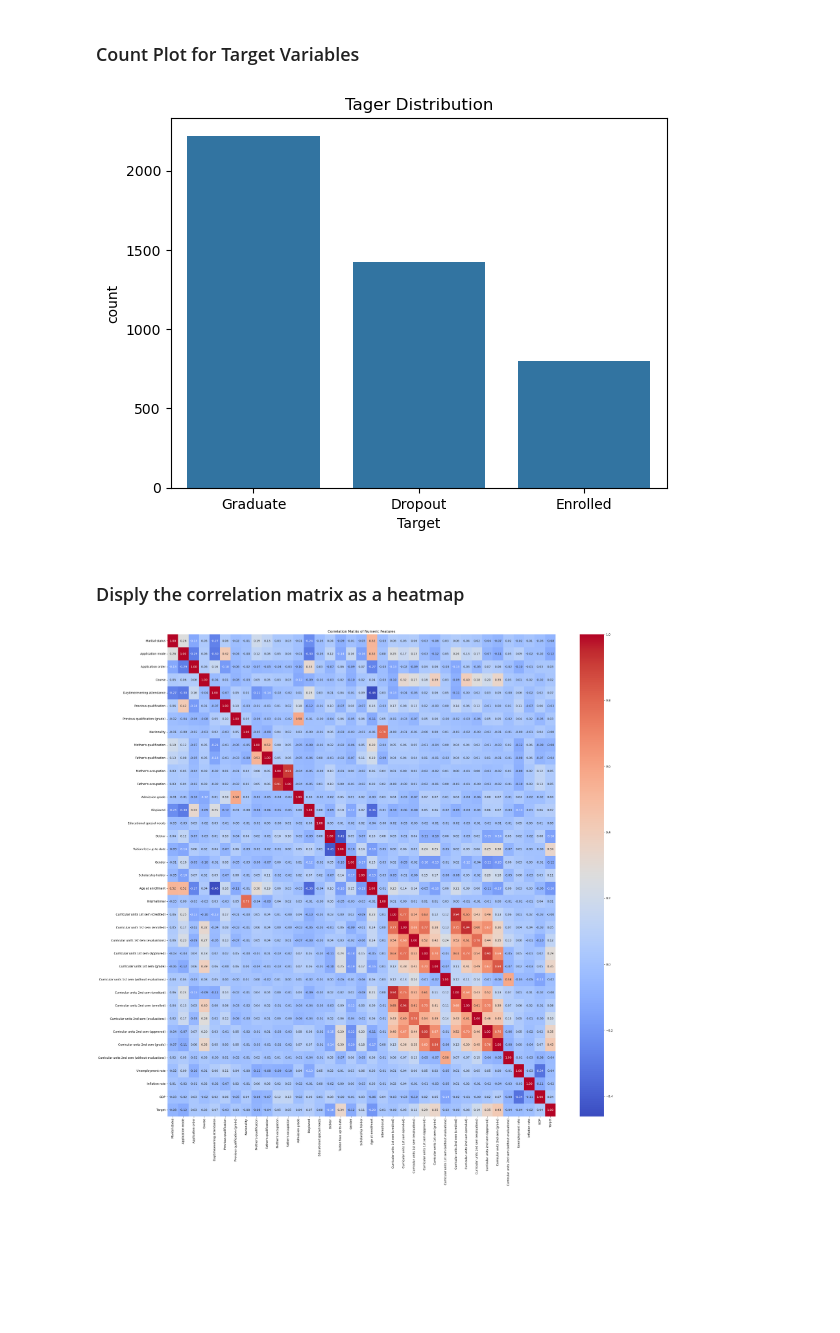
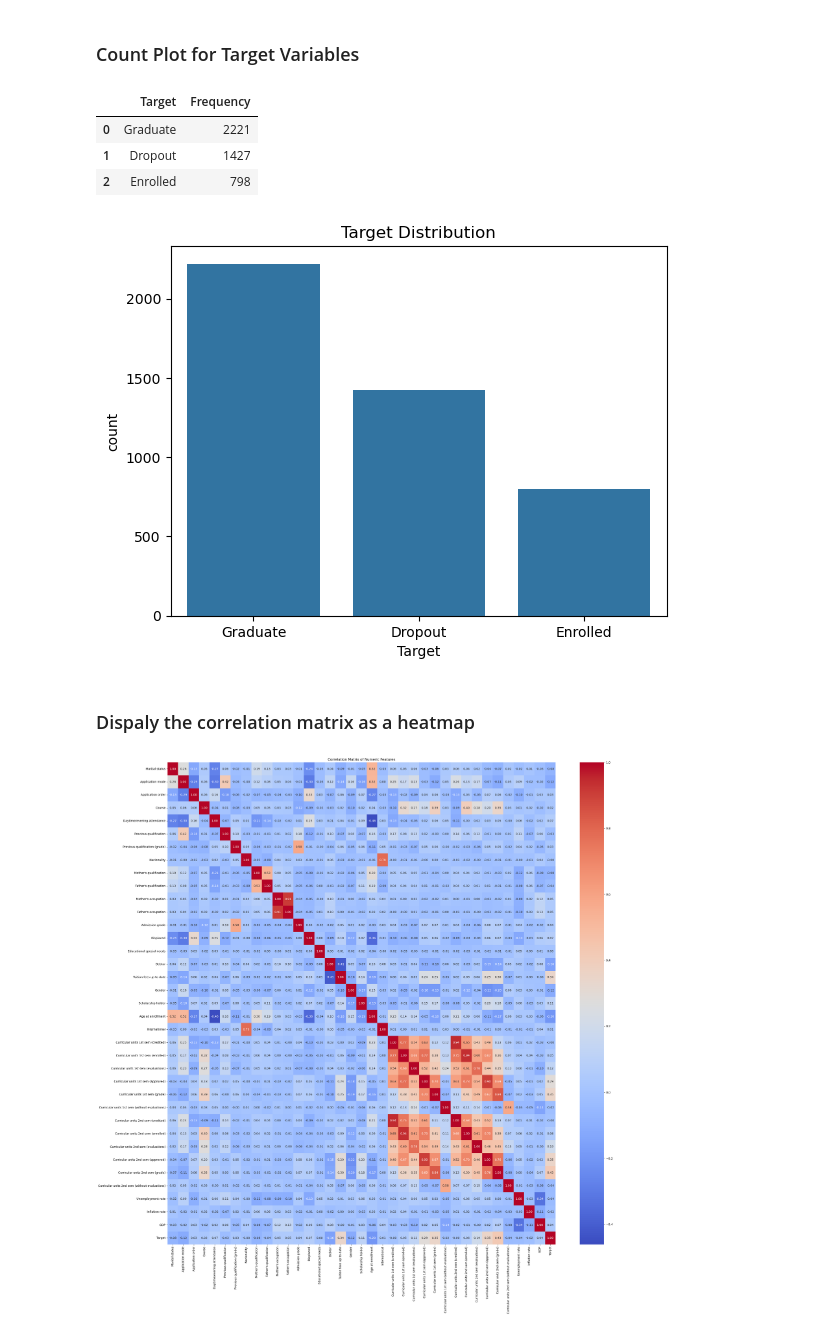
Before and after one commit to junyao0525/dm-ass, a Jupyter notebook: notebooks/main.ipynb, the cells around one changed output. Drawn from its saved outputs; the diff is of its cells as text; code cells hidden in the pictures; blank space fills up the shorter version.

```diff
--- a/notebooks/main.ipynb
+++ b/notebooks/main.ipynb
@@ -232,13 +333,3 @@ plt.show()
 [figure]
 # %% [markdown]
 ### Count Plot for Target Variables
-# %%
-# Count the frequency of each category in 'Target'
-target_order = df['Target'].value_counts().index  # Sorting by frequency
-
-# Create a countplot with sorted order
-sns.countplot(x='Target', data=df, order=target_order)
-plt.title('Tager Distribution')
-plt.show()
-# %% [output]
-[figure, removed]
@@ -248,3 +336,27 @@ dfCopy['Target'] = dfCopy['Target'].map({'Dropout': 0, 'Graduate': 1, 'Enrolled'
+# %%
+target_df = df.copy()
+
+target_count = target_df['Target'].value_counts().reset_index()
+
+target_count.columns = ['Target', 'Frequency']
+
+# Display the frequency table
+display(target_count)
+
+# Optional: To display the frequency table as a sorted table (if not already sorted by frequency)
+target_count = target_count.sort_values(by='Frequency', ascending=False).reset_index(drop=True)
+
+# Create a countplot with sorted order (if you still want to display the plot)
+target_order = target_count['Target'].tolist()
+sns.countplot(x='Target', data=df, order=target_order)
+plt.title('Target Distribution')
+plt.show()
+# %% [output]
+|  | Target | Frequency |
+| 0 | Graduate | 2221 |
+| 1 | Dropout | 1427 |
+| 2 | Enrolled | 798 |
+[figure, added]
 # %% [markdown]
-### Disply the correlation matrix as a heatmap
+### Dispaly the correlation matrix as a heatmap
 # %%
```
Also changed, not shown: parts of 15 cells of this notebook.
